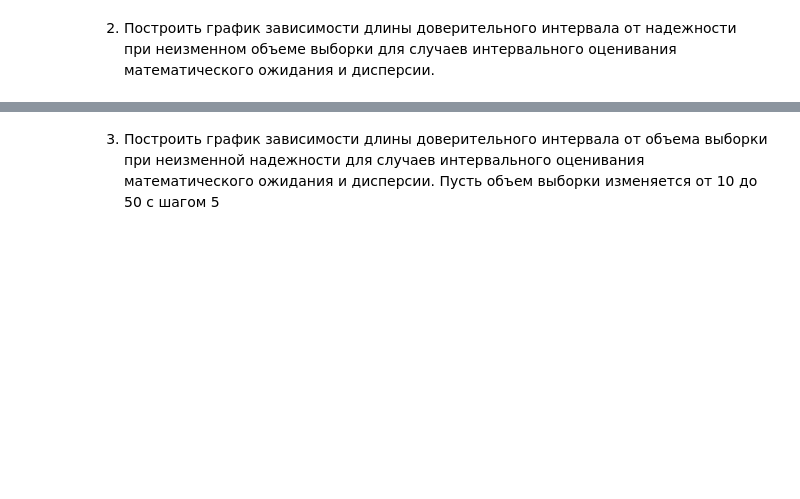
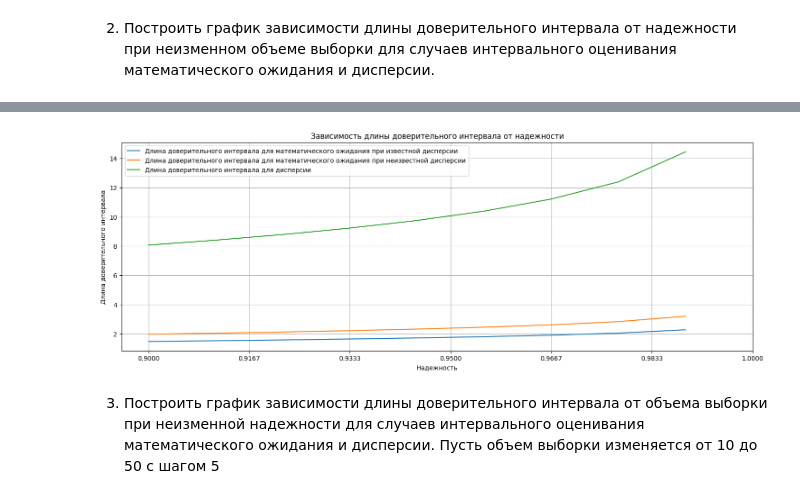
Before and after one commit to Darowiin/statistical_analysis, a Jupyter notebook: main.ipynb, the cells around one changed output, grey strips where cells are left out. Saved outputs shown, nothing was run; the diff lists cells and outputs as text; code cells hidden in the pictures; blank space fills up the shorter version.

```diff
--- a/main.ipynb
+++ b/main.ipynb
@@ -164,3 +105,52 @@ plt.show()
+# %%
+X = np.random.normal(a, sigma, size=n)  # Выборка для оценки дисперсии
+GAMMA_values = np.linspace(0.90, 1, 10)  # Разные уровни надежности
+# 1. Для оценки математического ожидания (при известной дисперсии)
+length_mu = []
+for GAMMA in GAMMA_values:
+    # Квантиль стандартного нормального распределения
+    z_alpha = sts.norm.ppf((1 + GAMMA) / 2)
+    # Длина доверительного интервала
+    L_mu = 2 * z_alpha * sigma / np.sqrt(n)
+    length_mu.append(L_mu)
+
+length_mu_2 = []
+for GAMMA in GAMMA_values:
+    P = (1+GAMMA) / 2
+    t_gamma_0=sts.t.ppf(P, df=len(X)-1)
+
+    sigma_estimate=np.std(X,ddof=1)
+    a_left = X.mean() - (sigma_estimate*t_gamma_0/np.sqrt(n))
+    a_right = X.mean() + (sigma_estimate*t_gamma_0/np.sqrt(n))
+    length_mu_2.append(a_right - a_left)
+
+
+# 2. Для оценки дисперсии
+length_sigma2 = []
+sigma_estimate = np.var(X, ddof=1)  # Оценка дисперсии
+for GAMMA in GAMMA_values:
+    # Квантиль распределения хи-квадрат
+    chi2_lower = sts.chi2.ppf((1 - GAMMA) / 2, df=n-1)
+    chi2_upper = sts.chi2.ppf((1 + GAMMA) / 2, df=n-1)
+    # Длина доверительного интервала
+    L_sigma2 = (n - 1) * sigma_estimate / chi2_lower - (n - 1) * sigma_estimate / chi2_upper
+    length_sigma2.append(L_sigma2)
+
+# Построение графиков
+plt.figure(figsize=(18, 6))
+plt.plot(GAMMA_values, length_mu, label='Длина доверительного интервала для математического ожидания при известной дисперсии')
+plt.plot(GAMMA_values, length_mu_2, label='Длина доверительного интервала для математического ожидания при неизвестной дисперсии')
+plt.plot(GAMMA_values, length_sigma2, label='Длина доверительного интервала для дисперсии')
+
+plt.title('Зависимость длины доверительного интервала от надежности')
+plt.xlabel('Надежность')
+plt.ylabel('Длина доверительного интервала')
+plt.grid()
+plt.legend()
+plt.xticks(np.linspace(0.9, 1, 7))
+plt.show()
+# %% [output]
+[figure, added]
 # %% [markdown]
 3. Построить график зависимости длины доверительного интервала от объема выборки при
 неизменной надежности для случаев интервального оценивания математического
```
Also changed, not shown: parts of 11 cells of this notebook.
